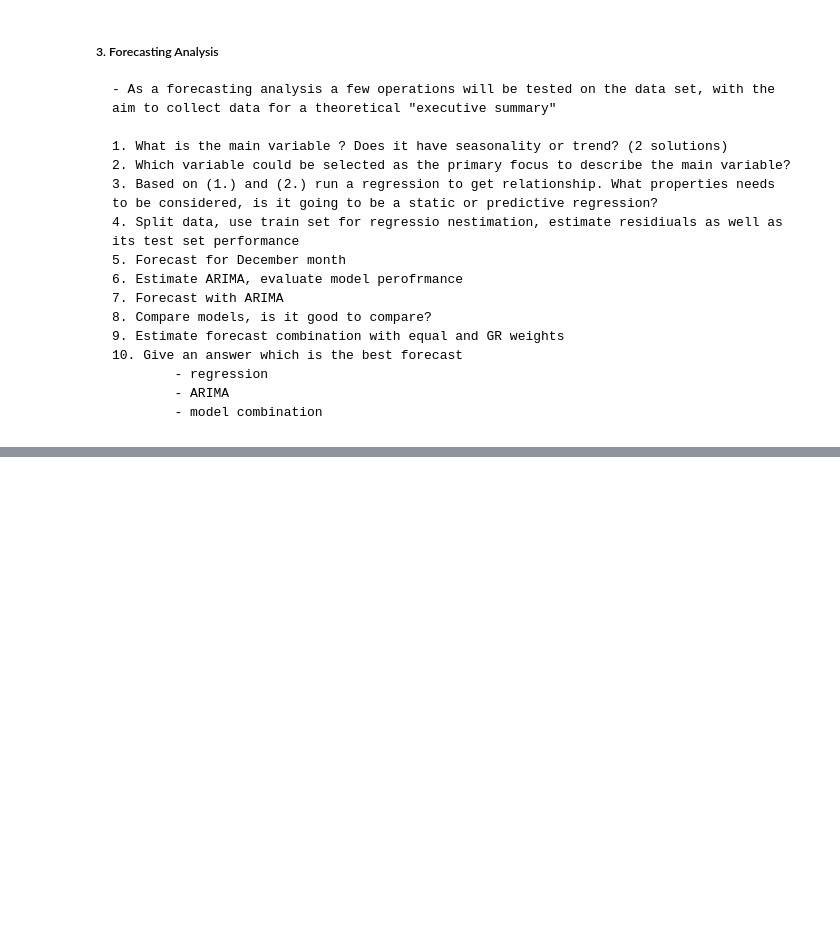
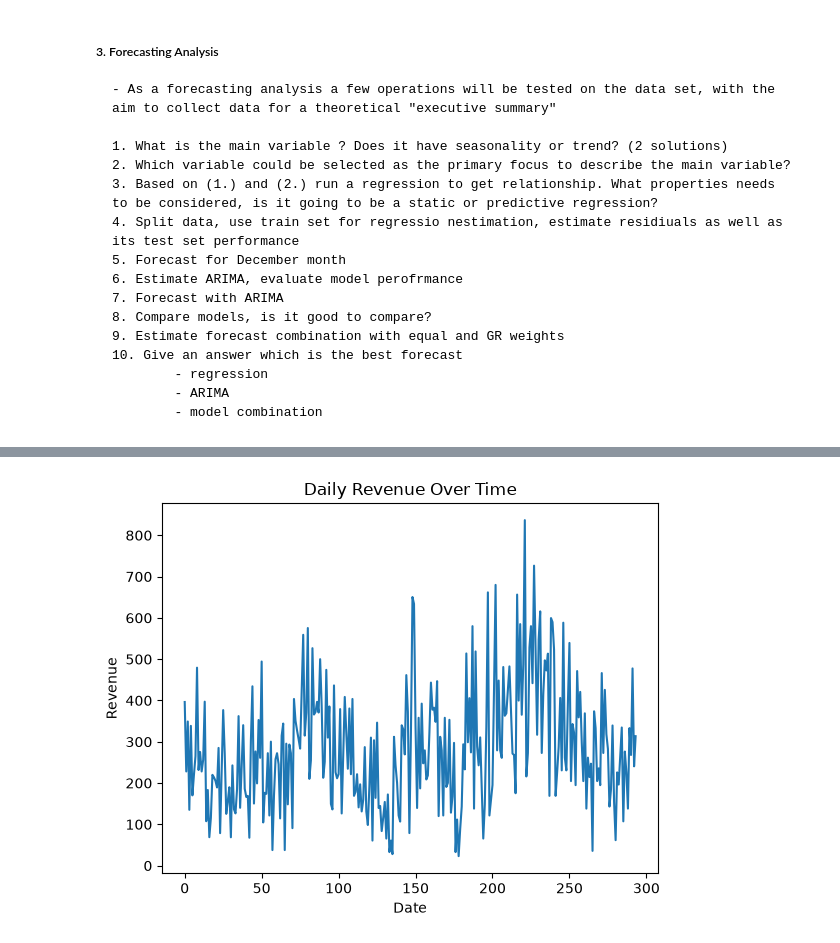
Before and after one commit to jhszptr/Forecasting-Analysis, a Jupyter notebook: bu_fo.ipynb, the cells around one changed output, grey strips where cells are left out. Drawn from its saved outputs; the diff is of its cells as text; code cells hidden in the pictures; blank space fills up the shorter version.

```diff
--- a/bu_fo.ipynb
+++ b/bu_fo.ipynb
@@ -379,0 +399,82 @@ summarize_data(data_data, "tr")
+# %%
+#0. Load data
+
+data_sales = pd.read_excel(
+    "D:/new_pc/engineershit/Data Sets/Business Forecast Exam/exam_data.xlsx",
+    sheet_name="Data"
+)
+
+data_forecast = pd.read_excel(
+    "D:/new_pc/engineershit/Data Sets/Business Forecast Exam/exam_data.xlsx",
+    sheet_name="Weather forecasts"
+)
+
+data_legend = pd.read_excel(
+    "D:/new_pc/engineershit/Data Sets/Business Forecast Exam/exam_data.xlsx",
+    sheet_name="Legend"
+)
+# %%
+#1. Check for dynamic properties = how variable behaves over time.
+
+
+#Define variable
+y = data_sales["tr"]
+
+#Plot the time series data
+plot = y.plot(
+    title = "Daily Revenue Over Time",
+    xlabel = "Date",
+    ylabel = "Revenue"
+)
+
+#Check stationarity
+
+#The relationship of past values to current are stable and can be used therefore
+        #stable mean
+        #stable variance
+        #stable dependence on past values
+
+#I.
+adf_result = adfuller(y.dropna())
+adf_pvalue = adf_result[1]
+adf_pvalue
+
+#II.
+plot_acf(y,
+         lags = 30,
+         title = "Autocorrelation Function (ACF) for Daily Revenue"
+);
+
+#Differencing
+
+#Changes question from "What is value today" to "How much it changed form yesterday"
+
+#It shifts the data to remove trend and seasonality,
+# making it easier to analyze the underlying patterns.
+
+dy = y.diff().dropna()
+
+#Check stationarity of differenced data
+display(y.describe().round())
+display(dy.describe().round())
+
+#Plot dy
+
+#II.
+plot_acf(dy,
+         lags = 30,
+         title = "Autocorrelation Function (ACF) for Differenced Daily Revenue"
+);
+
+#Check seasonality y,yd
+
+y_decomp = seasonal_decompose(y,
+                              model = "multiplicative",
+                              period = 7)
+plot = y_decomp.plot()
+
+dy_decomp = seasonal_decompose(dy,
+                               model = "additive",
+                               period = 7)
+plot = dy_decomp.plot()
+# %% [output]
@@ -379,0 +499 @@ summarize_data(data_data, "tr")
+[figure, added]
```
Also changed, not shown: parts of 6 cells of this notebook.
